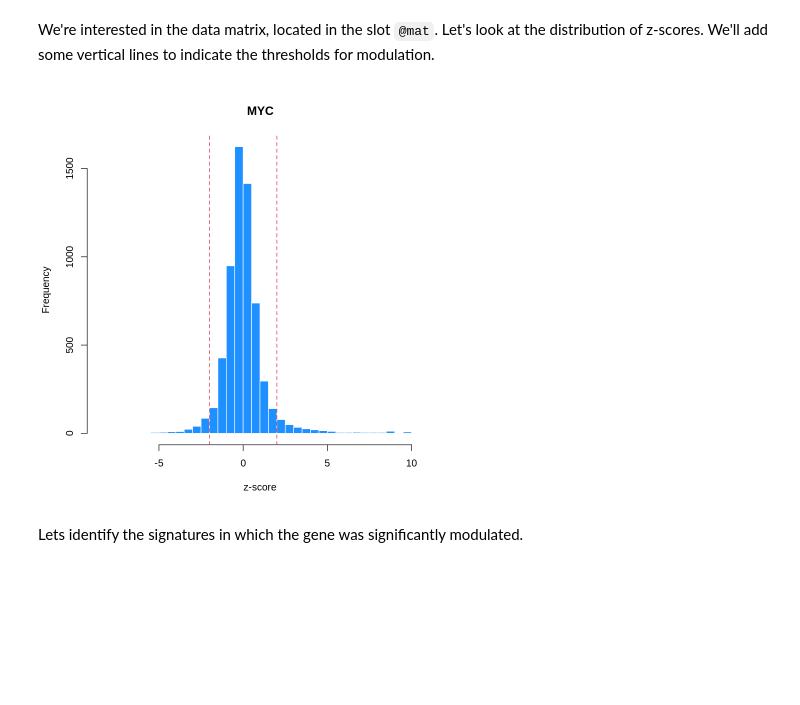
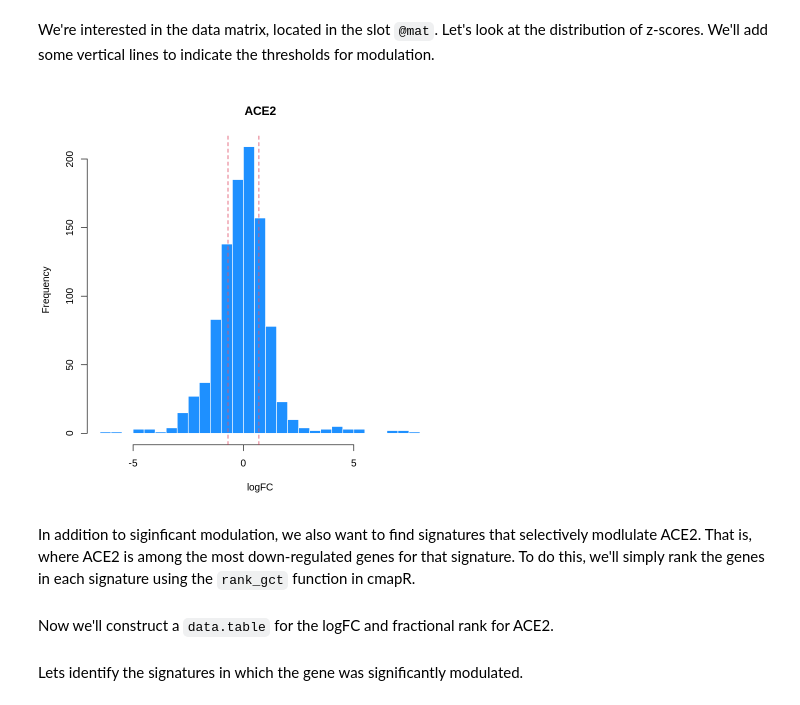
Before and after one commit to cmap/lincs-workshop-2020, a Jupyter notebook: notebooks/gene_expression/Gene_modulation.ipynb, the cells around one changed output. Saved outputs shown, nothing was run; the diff lists cells and outputs as text; code cells hidden in the pictures; blank space fills up the shorter version.

```diff
--- a/notebooks/gene_expression/Gene_modulation.ipynb
+++ b/notebooks/gene_expression/Gene_modulation.ipynb
@@ -127,7 +121,7 @@ my_gene <- "MYC"
 # %% [markdown]
 Look up the corresponding gene_id, since this will correspond to row ids in the data matrix.
 # %%
-my_gene_id <- geneinfo[gene_symbol==my_gene]$gene_id
+my_gene_id <- geneinfo[pr_gene_symbol==my_gene]$pr_gene_id
 # %% [markdown]
 Figure out list of signature ids (sig_ids) corresponding to compounds in the cell line A375, where the given signature had exactly 3 replicates. This is somewhat arbitrary but useful in reducing the number of signatures we're dealing with.
 # %%
@@ -154,0 +140,10 @@ length(sig_ids)
+# %%
+set.seed(42)
+nsample <- 1e3
+sigs_of_interest <- siginfo[pert_type == "trt_cp" &
+                  cell_id == "BICR6" &
+                  moa != "-666"]
+rand_idx <- sample.int(nrow(sigs_of_interest), nsample)
+sigs_of_interest <- sigs_of_interest[rand_idx]
+sig_ids <- sigs_of_interest$sig_id
+length(sig_ids)
@@ -157,5 +154,3 @@ Ok that's a more manageable number. Now slice out the corresponding rows and col
 # %%
-ds <- cmapR::parse_gctx(ds_path,
-                        rid = my_gene_id,
-                        cid = sig_ids)
+ds <- parse_gctx(ds_path, cid = sig_ids)
 # %% [output]
@@ -186,9 +179,15 @@ Note that the matrix only has one row, because we only requested data for a sing
 ## Analysis
 # %% [markdown]
 We're interested in the data matrix, located in the slot `@mat`. Let's look at the distribution of z-scores. We'll add some vertical lines to indicate the thresholds for modulation.
+# %%
+# this threshold is somewhat arbitrary and can be adjusted
+mod_thresh <- 0.7
 # %%
-hist(ds@mat, col="dodgerblue", border="white", breaks=30, main=my_gene, xlab="z-score")
-abline(v=2, lty=2, col=2, lwd=1.3)
-abline(v=-2, lty=2, col=2, lwd=1.3)
+ace2_logfc <- mat(subset_gct(ds, rid=my_gene_id))
+hist(ace2_logfc, col="dodgerblue", border="white", breaks=30, main=my_gene, xlab="logFC")
+abline(v=mod_thresh, lty=2, col=2, lwd=1.3)
+abline(v=-mod_thresh, lty=2, col=2, lwd=1.3)
 # %% [output]
-[figure, old version]
+[figure, new version]
+# %% [markdown]
+In addition to siginficant modulation, we also want to find signatures that selectively modlulate ACE2. That is, where ACE2 is among the most down-regulated genes for that signature. To do this, we'll simply rank the genes in each signature using the `rank_gct` function in cmapR.
@@ -195,3 +199,5 @@ abline(v=-2, lty=2, col=2, lwd=1.3)
+# %% [markdown]
+Now we'll construct a `data.table` for the logFC and fractional rank for ACE2.
 # %% [markdown]
 Lets identify the signatures in which the gene was significantly modulated.
 # %%
```
Also changed, not shown: parts of 19 cells of this notebook.
